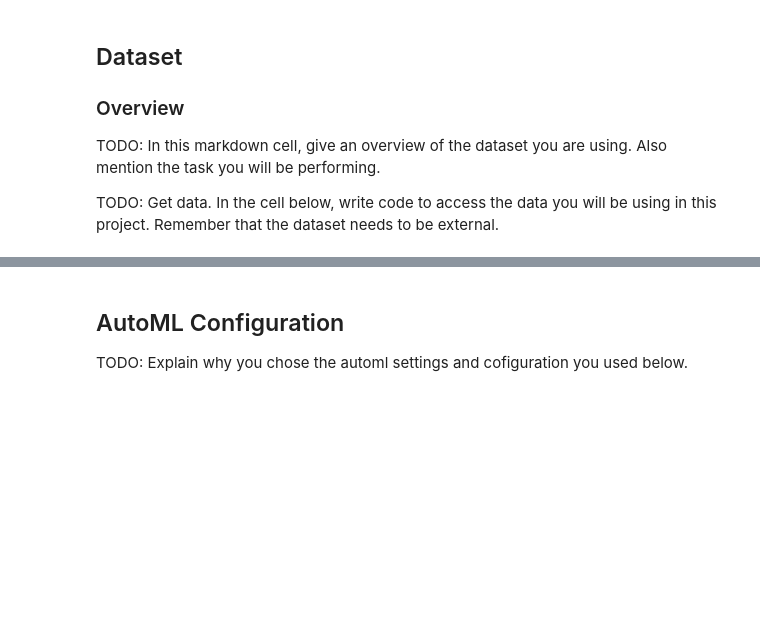
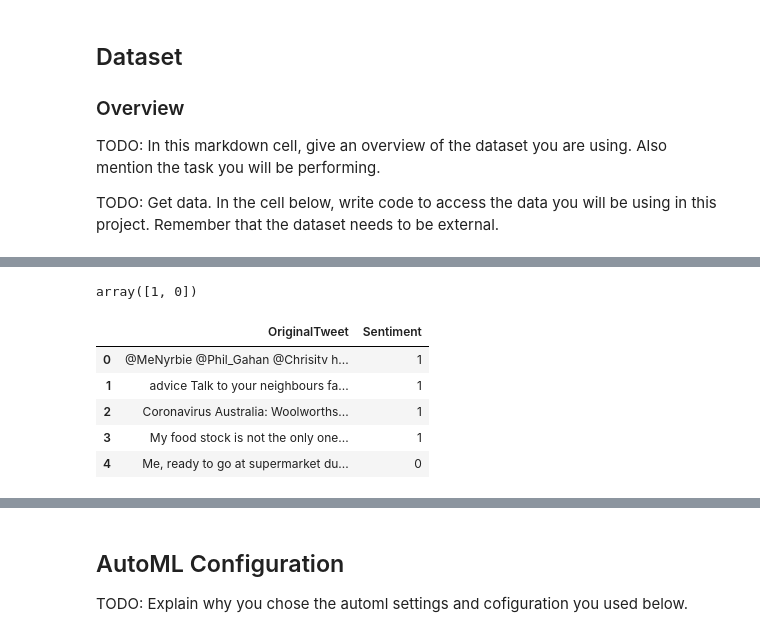
Before and after one commit to ds-learning-2020/nd00333-capstone, a Jupyter notebook: automl.ipynb, the cells around one changed output, grey strips where cells are left out. Drawn from its saved outputs; the diff is of its cells as text; code cells hidden in the pictures; blank space fills up the shorter version.

```diff
--- a/automl.ipynb
+++ b/automl.ipynb
@@ -83,0 +88,27 @@ array(['Neutral', 'Positive', None, 'Negative', 'Extremely Positive',
+# %%
+df_modified = df[["OriginalTweet", "Sentiment"]].copy()
+df_modified["OriginalTweet"] = df_modified["OriginalTweet"].astype("str")
+df_modified["Sentiment"] = df_modified["Sentiment"].astype("str")
+df_modified = df_modified[df_modified["Sentiment"] != "nan"]
+
+
+positive = df_modified["Sentiment"].isin(["Neutral", "Positive", 'Extremely Positive'])
+negative = df_modified["Sentiment"].isin(['Extremely Negative', 'Negative'])
+
+df_modified.loc[positive, "Sentiment"] = 1
+df_modified.loc[negative, "Sentiment"] = 0
+
+df_modified["Sentiment"] = df_modified["Sentiment"].astype("int")
+# %%
+df_modified["Sentiment"].unique()
+# %% [output]
+array([1, 0])
+# %%
+df_modified.head()
+# %% [output]
+|  | OriginalTweet | Sentiment |
+| 0 | @MeNyrbie @Phil_Gahan @Chrisitv h... | 1 |
+| 1 | advice Talk to your neighbours fa... | 1 |
+| 2 | Coronavirus Australia: Woolworths... | 1 |
+| 3 | My food stock is not the only one... | 1 |
+| 4 | Me, ready to go at supermarket du... | 0 |
```
Also changed, not shown: parts of 13 cells of this notebook.
